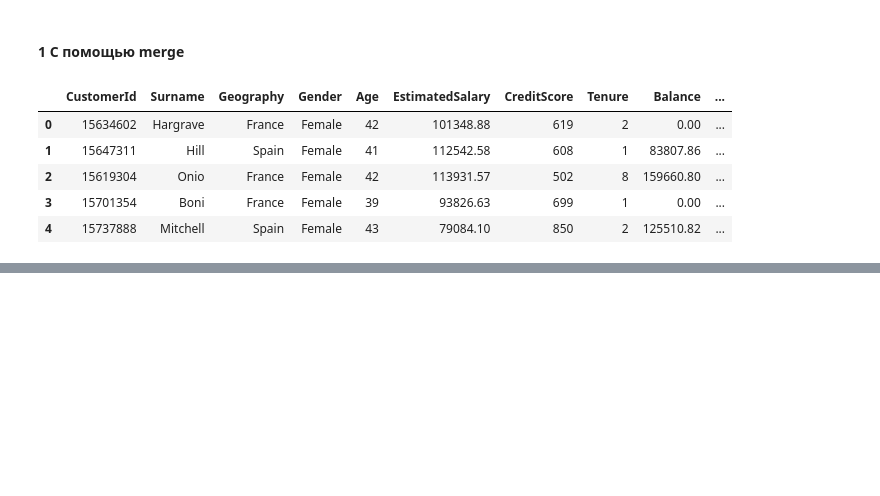
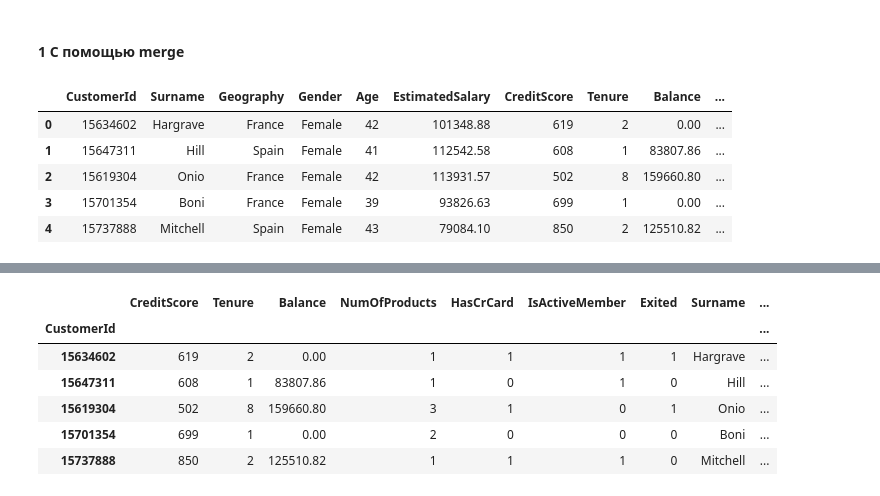
Before and after one commit to Globnsk/PYTHON, a Jupyter notebook: Less3.ipynb, the cells around one changed output, grey strips where cells are left out. Drawn from its saved outputs; the diff is of its cells as text; code cells hidden in the pictures; blank space fills up the shorter version.

```diff
--- a/Less3.ipynb
+++ b/Less3.ipynb
@@ -329,0 +332,3 @@ merged.head()
+# %%
+users_id = users.set_index('CustomerId')
+users_id.head()
@@ -329,0 +343,3 @@ merged.head()
+# %%
+bank_id = bank.set_index('CustomerId')
+bank_id.head()
@@ -329,0 +354,10 @@ merged.head()
+# %%
+bank_id.join(users_id).head()
+# %% [output]
+|  | CreditScore | Tenure | Balance | NumOfProducts | HasCrCard | IsActiveMember | Exited | Surname | ... |
+| CustomerId |  |  |  |  |  |  |  |  | ... |
+| 15634602 | 619 | 2 | 0.00 | 1 | 1 | 1 | 1 | Hargrave | ... |
+| 15647311 | 608 | 1 | 83807.86 | 1 | 0 | 1 | 0 | Hill | ... |
+| 15619304 | 502 | 8 | 159660.80 | 3 | 1 | 0 | 1 | Onio | ... |
+| 15701354 | 699 | 1 | 0.00 | 2 | 0 | 0 | 0 | Boni | ... |
+| 15737888 | 850 | 2 | 125510.82 | 1 | 1 | 1 | 0 | Mitchell | ... |
```
Also changed, not shown: parts of 4 cells of this notebook.
